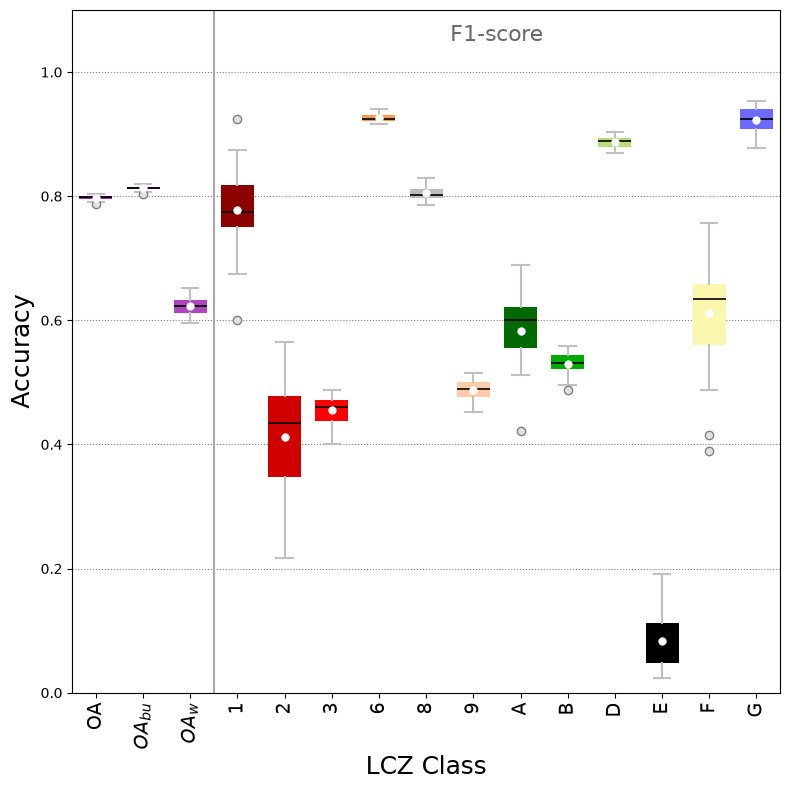
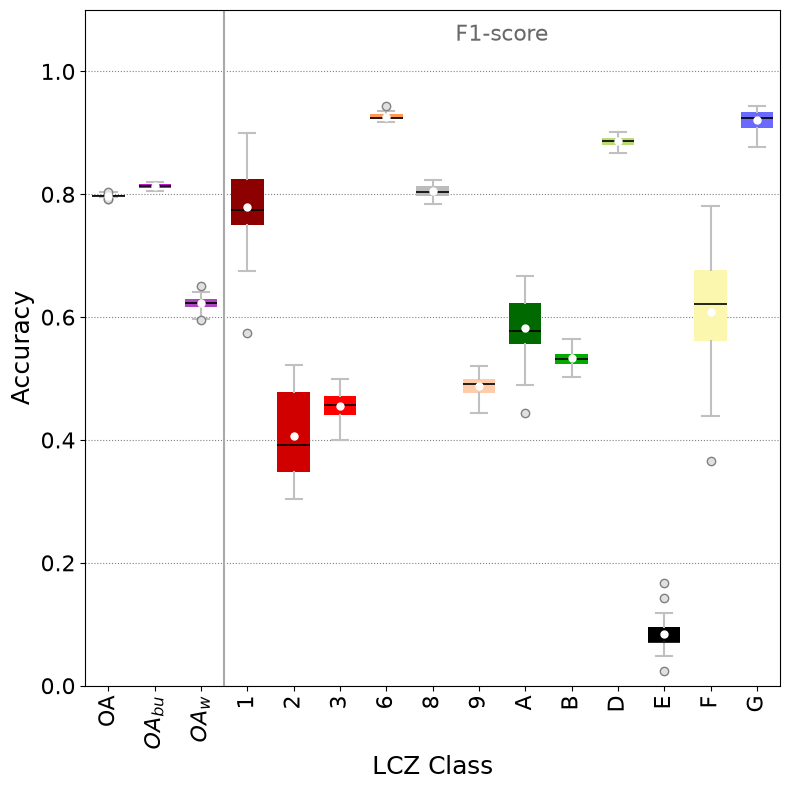
Code edit (unified diff) that turned the first committed figure into the second:
--- before
+++ after
@@ -142,7 +142,8 @@
     str(c) for c in all_classes[3:]
 ]
-
+#ax.tick_params(axis='x', labelsize=18)
+ax.tick_params(axis='y', labelsize=16)
 ax.set_xticks(range(1, len(valid_stats) + 1))
-ax.set_xticklabels(x_labels, rotation=90, fontsize=14)
+ax.set_xticklabels(x_labels, rotation=90, fontsize=16)
 
 ax.set_xlabel("LCZ Class", fontsize=18)

Commit: updated the labels of graphs